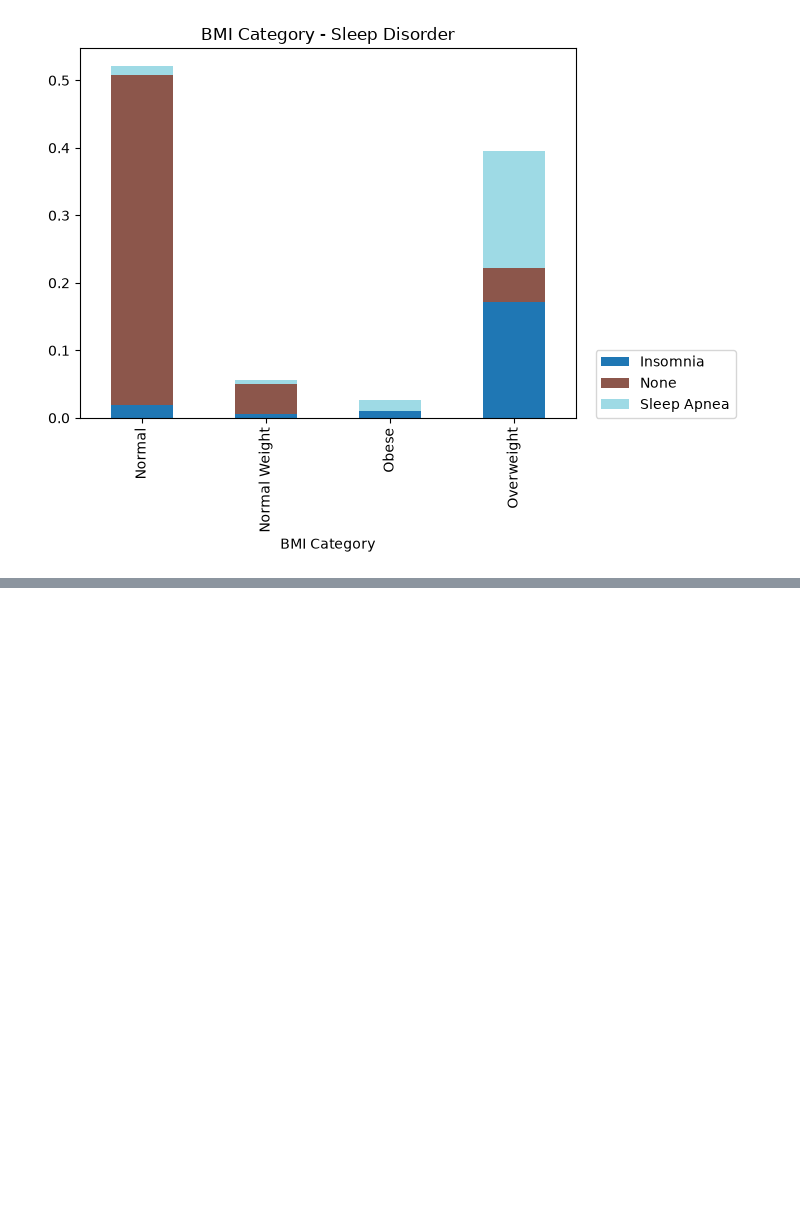
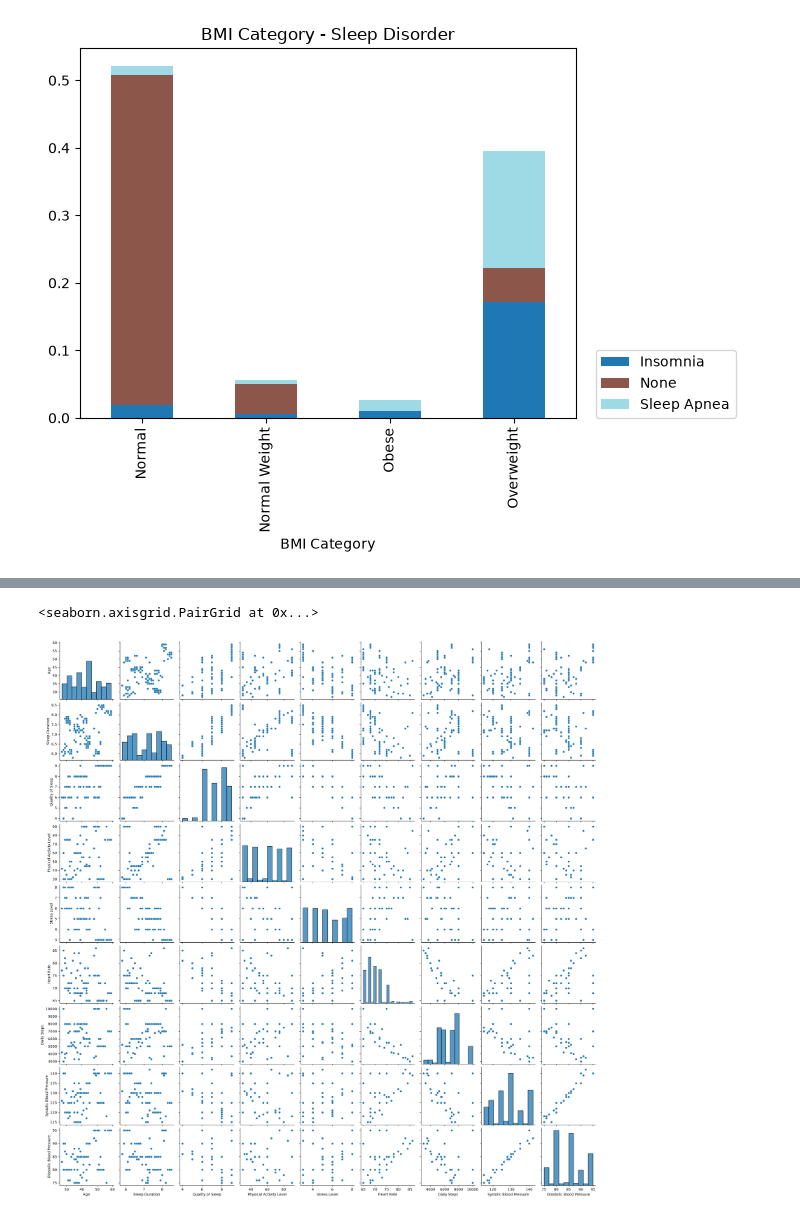
Before and after one commit to AndreaGirlando/Uni, a Jupyter notebook: 3104 fondamenti-di-analisi-dati/laboratorio/notebook-27-10-26.ipynb, the cells around one changed output, grey strips where cells are left out. Saved outputs shown, nothing was run; the diff lists cells and outputs as text; code cells hidden in the pictures; blank space fills up the shorter version.

```diff
--- a/3104 fondamenti-di-analisi-dati/laboratorio/notebook-27-10-26.ipynb
+++ b/3104 fondamenti-di-analisi-dati/laboratorio/notebook-27-10-26.ipynb
@@ -53,0 +61,6 @@ pd.crosstab(df["BMI Category"], df["Sleep Disorder"], normalize=True).plot.bar(s
+# %%
+sns.pairplot(df_continous)
+#Il dataset che abbiamo scelto è stato sicuramente discretizzato, i dati sono disposti in linea la maggior parte delle volte
+# %% [output]
+<seaborn.axisgrid.PairGrid at 0x...>
+[figure, added]
```
Also changed, not shown: parts of 1 cell of this notebook, 6 other files.
